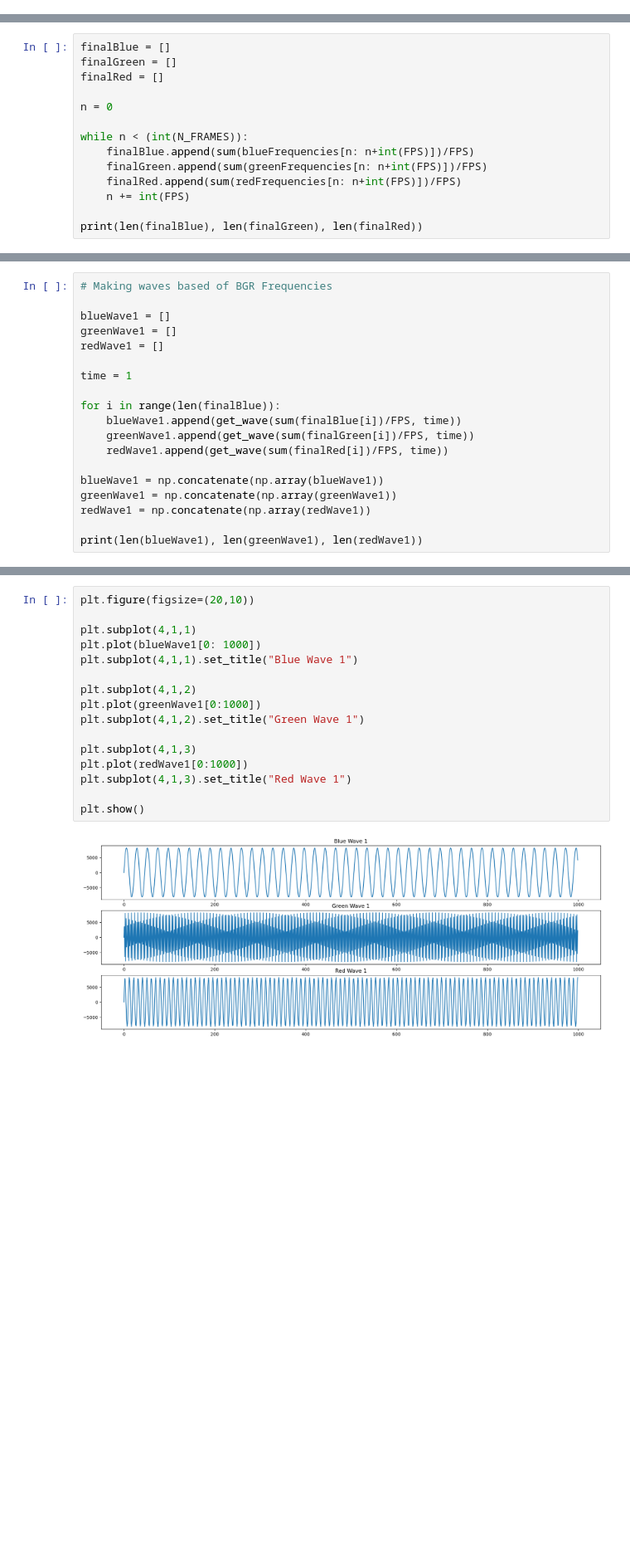
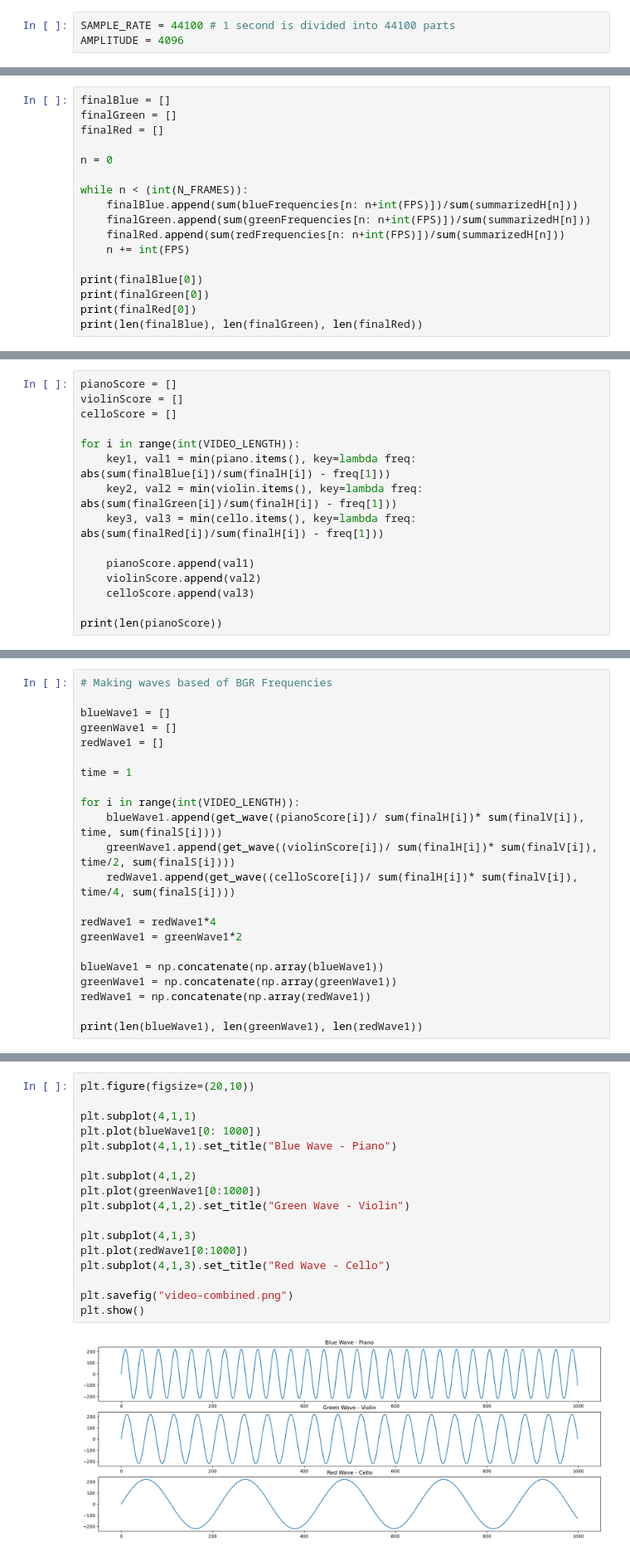
Before and after one commit to SA-Tester/Sonafication, a Jupyter notebook: Sonafication of Videos.ipynb, the cells around one changed output, grey strips where cells are left out. Shown: that part at 83% size. Saved outputs shown, nothing was run; the diff lists cells and outputs as text; blank space fills up the shorter version.

Commit message:
Finalizing the Project

```diff
--- a/Sonafication of Videos.ipynb
+++ b/Sonafication of Videos.ipynb
@@ -9,0 +18,3 @@ import time
+# %%
+SAMPLE_RATE = 44100 # 1 second is divided into 44100 parts
+AMPLITUDE = 4096
@@ -183,10 +324,13 @@ finalRed = []
 n = 0
 
 while n < (int(N_FRAMES)):
-    finalBlue.append(sum(blueFrequencies[n: n+int(FPS)])/FPS)
-    finalGreen.append(sum(greenFrequencies[n: n+int(FPS)])/FPS)
-    finalRed.append(sum(redFrequencies[n: n+int(FPS)])/FPS)
+    finalBlue.append(sum(blueFrequencies[n: n+int(FPS)])/sum(summarizedH[n]))
+    finalGreen.append(sum(greenFrequencies[n: n+int(FPS)])/sum(summarizedH[n]))
+    finalRed.append(sum(redFrequencies[n: n+int(FPS)])/sum(summarizedH[n]))
     n += int(FPS)
 
+print(finalBlue[0])
+print(finalGreen[0])
+print(finalRed[0])
 print(len(finalBlue), len(finalGreen), len(finalRed))
 # %% [output]
@@ -193,0 +344,15 @@ print(len(finalBlue), len(finalGreen), len(finalRed))
+# %%
+pianoScore = []
+violinScore = []
+celloScore = []
+
+for i in range(int(VIDEO_LENGTH)):
+    key1, val1 = min(piano.items(), key=lambda freq: abs(sum(finalBlue[i])/sum(finalH[i]) - freq[1]))
+    key2, val2 = min(violin.items(), key=lambda freq: abs(sum(finalGreen[i])/sum(finalH[i]) - freq[1]))
+    key3, val3 = min(cello.items(), key=lambda freq: abs(sum(finalRed[i])/sum(finalH[i]) - freq[1]))
+
+    pianoScore.append(val1)
+    violinScore.append(val2)
+    celloScore.append(val3)
+
+print(len(pianoScore))
@@ -200,10 +367,13 @@ redWave1 = []
 
 time = 1
 
-for i in range(len(finalBlue)):
-    blueWave1.append(get_wave(sum(finalBlue[i])/FPS, time))
-    greenWave1.append(get_wave(sum(finalGreen[i])/FPS, time))
-    redWave1.append(get_wave(sum(finalRed[i])/FPS, time))
+for i in range(int(VIDEO_LENGTH)):
+    blueWave1.append(get_wave((pianoScore[i])/ sum(finalH[i])* sum(finalV[i]), time, sum(finalS[i])))
+    greenWave1.append(get_wave((violinScore[i])/ sum(finalH[i])* sum(finalV[i]), time/2, sum(finalS[i])))
+    redWave1.append(get_wave((celloScore[i])/ sum(finalH[i])* sum(finalV[i]), time/4, sum(finalS[i])))
+
+redWave1 = redWave1*4
+greenWave1 = greenWave1*2
 
 blueWave1 = np.concatenate(np.array(blueWave1))
 greenWave1 = np.concatenate(np.array(greenWave1))
@@ -215,19 +385,20 @@ print(len(blueWave1), len(greenWave1), len(redWave1))
 # %%
 plt.figure(figsize=(20,10))
 
 plt.subplot(4,1,1)
 plt.plot(blueWave1[0: 1000])
-plt.subplot(4,1,1).set_title("Blue Wave 1")
+plt.subplot(4,1,1).set_title("Blue Wave - Piano")
 
 plt.subplot(4,1,2)
 plt.plot(greenWave1[0:1000])
-plt.subplot(4,1,2).set_title("Green Wave 1")
+plt.subplot(4,1,2).set_title("Green Wave - Violin")
 
 plt.subplot(4,1,3)
 plt.plot(redWave1[0:1000])
-plt.subplot(4,1,3).set_title("Red Wave 1")
+plt.subplot(4,1,3).set_title("Red Wave - Cello")
 
+plt.savefig("video-combined.png")
 plt.show()
 # %% [output]
-[figure, old version]
+[figure, new version]
 # %%
```
Also changed, not shown: parts of 24 cells of this notebook, 4 other files.
